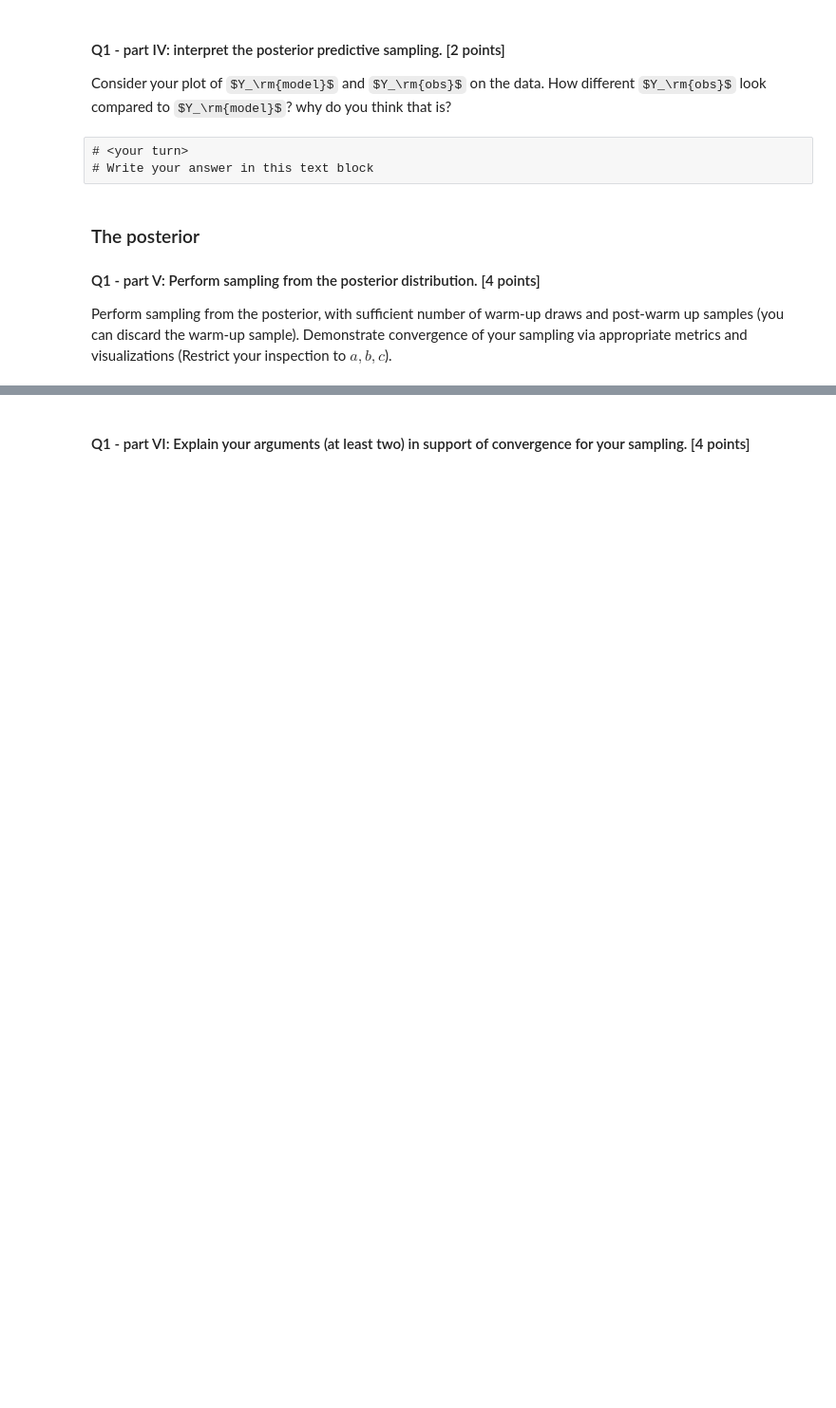
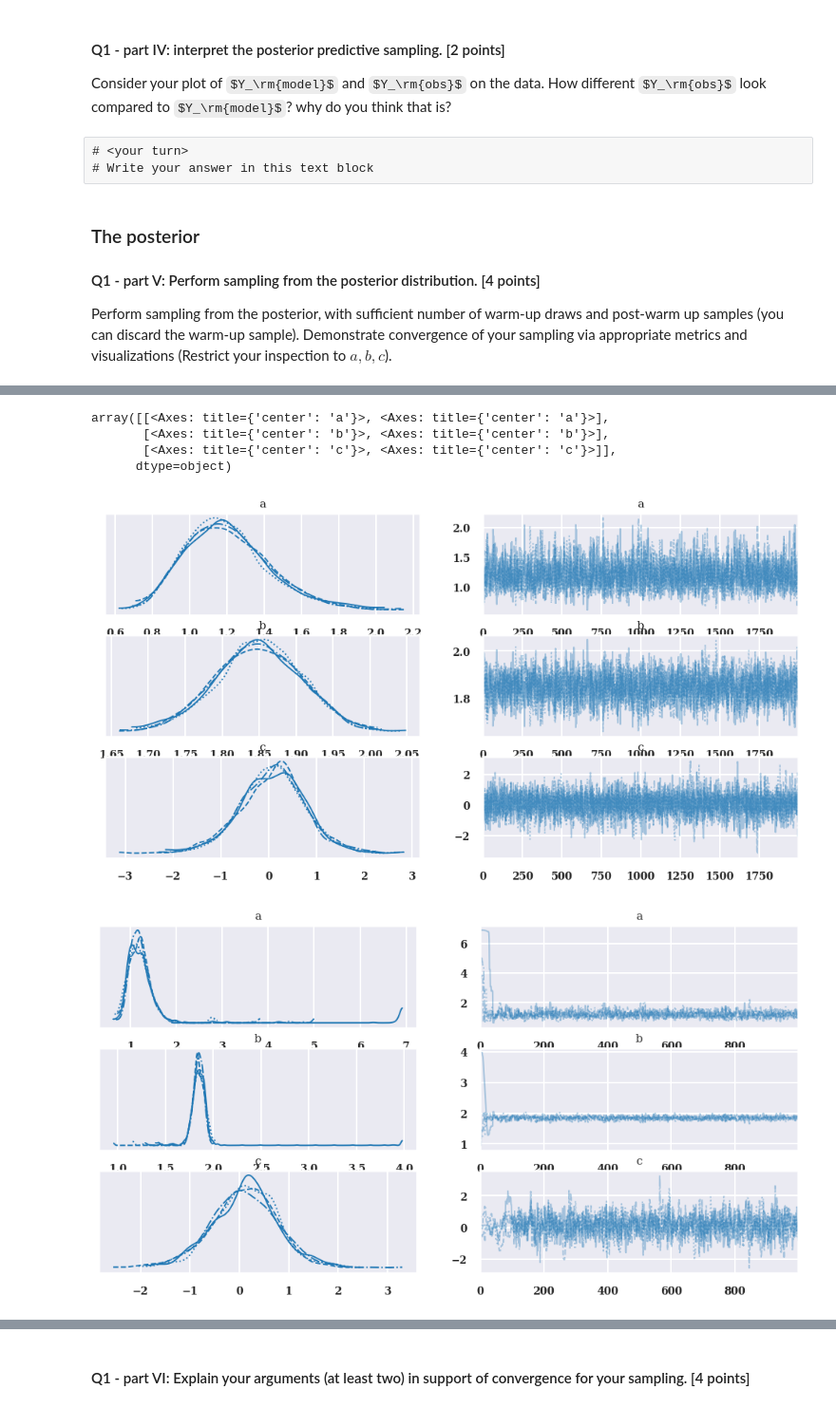
Before and after one commit to bee-undercover/openmp-GOL, a Jupyter notebook: Assignment/Assignment.ipynb, the cells around one changed output, grey strips where cells are left out. Shown at 95% size. Saved outputs shown, nothing was run; the diff lists cells and outputs as text; code cells hidden in the pictures; some formulas as TeX source; blank space fills up the shorter version.

```diff
--- a/Assignment/Assignment.ipynb
+++ b/Assignment/Assignment.ipynb
@@ -231,4 +231,13 @@ Perform sampling from the posterior, with sufficient number of warm-up draws and
 # You can add aditional cells if needed.
 
 with q1_model:
-    q1_mcmc_sample =
+    q1_mcmc_sample = pm.sample(draws=2000,tune=1000, chains=4, discard_tuned_samples=False)
+
+q1_mcmc_sample
+
+# Posterior
+az.plot_trace(q1_mcmc_sample, var_names=['a','b','c']) # this defauls to "regression_mcmc_sample.posterior"
+
+# Warmup
+az.plot_trace(q1_mcmc_sample.warmup_posterior, var_names=['a','b','c'])
+# %% [output]
@@ -234,0 +246,6 @@ with q1_model:
+array([[<Axes: title={'center': 'a'}>, <Axes: title={'center': 'a'}>],
+       [<Axes: title={'center': 'b'}>, <Axes: title={'center': 'b'}>],
+       [<Axes: title={'center': 'c'}>, <Axes: title={'center': 'c'}>]],
+      dtype=object)
+[figure, added]
+[figure, added]
```
Also changed, not shown: parts of 6 cells of this notebook.
